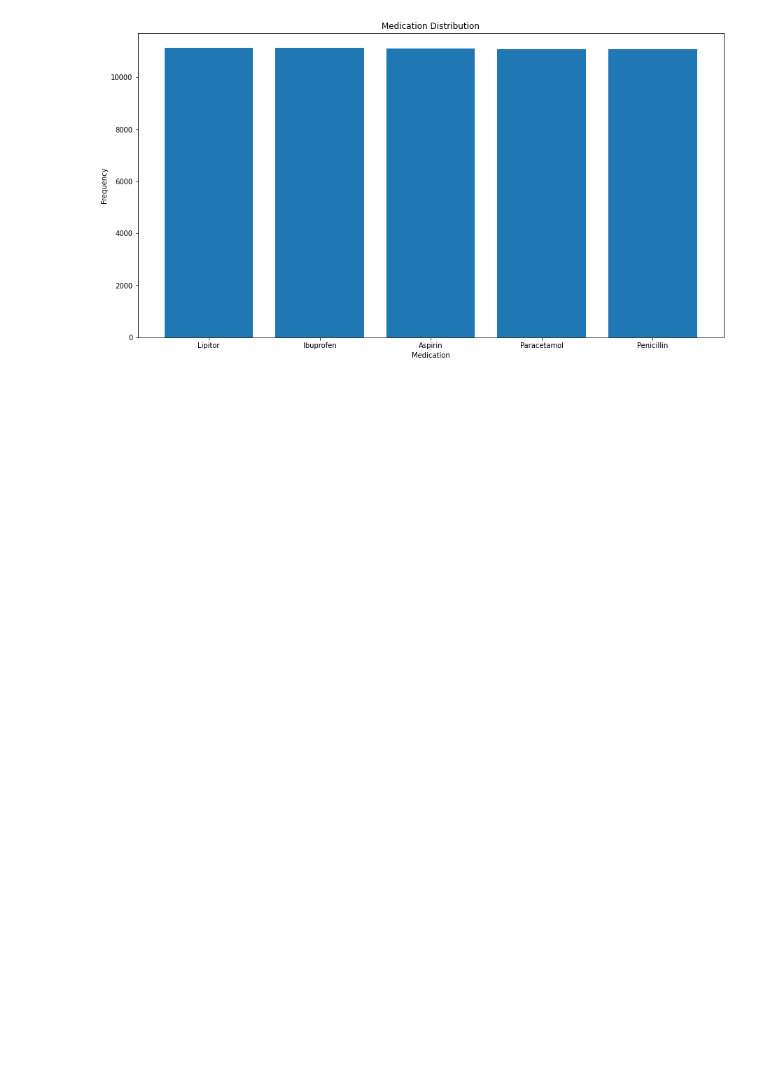
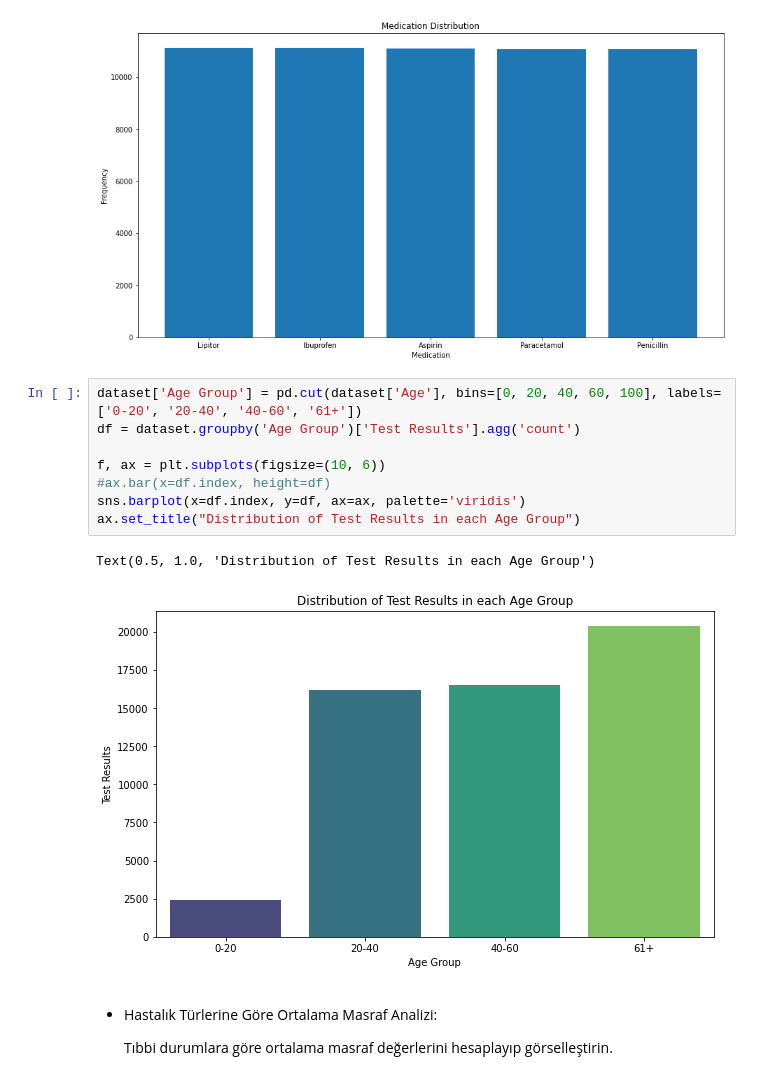
Before and after one commit to MrEktirir/Analysis-of-Healthcare, a Jupyter notebook: Notebooks/main.ipynb, the cells around one changed output. Saved outputs shown, nothing was run; the diff lists cells and outputs as text; blank space fills up the shorter version.

Commit message:
Visualization
* Visualization charts have been created for deeper understanding.

```diff
--- a/Notebooks/main.ipynb
+++ b/Notebooks/main.ipynb
@@ -259,3 +259,18 @@ ax.set_title("Medication Distribution")
 # %% [output]
 Text(0.5, 1.0, 'Medication Distribution')
 [figure]
+# %%
+dataset['Age Group'] = pd.cut(dataset['Age'], bins=[0, 20, 40, 60, 100], labels=['0-20', '20-40', '40-60', '61+'])
+df = dataset.groupby('Age Group')['Test Results'].agg('count')
+
+f, ax = plt.subplots(figsize=(10, 6))
+#ax.bar(x=df.index, height=df)
+sns.barplot(x=df.index, y=df, ax=ax, palette='viridis')
+ax.set_title("Distribution of Test Results in each Age Group")
+# %% [output]
+Text(0.5, 1.0, 'Distribution of Test Results in each Age Group')
+[figure, added]
+# %% [markdown]
+- Hastalık Türlerine Göre Ortalama Masraf Analizi:
+
+    Tıbbi durumlara göre ortalama masraf değerlerini hesaplayıp görselleştirin.
```
Also changed, not shown: parts of 16 cells of this notebook.
